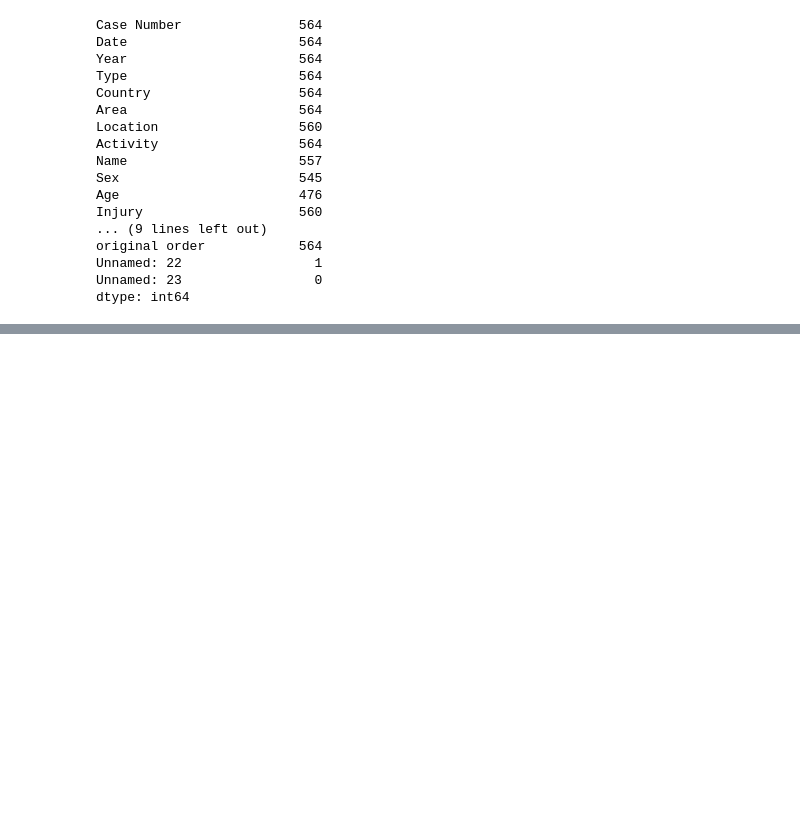
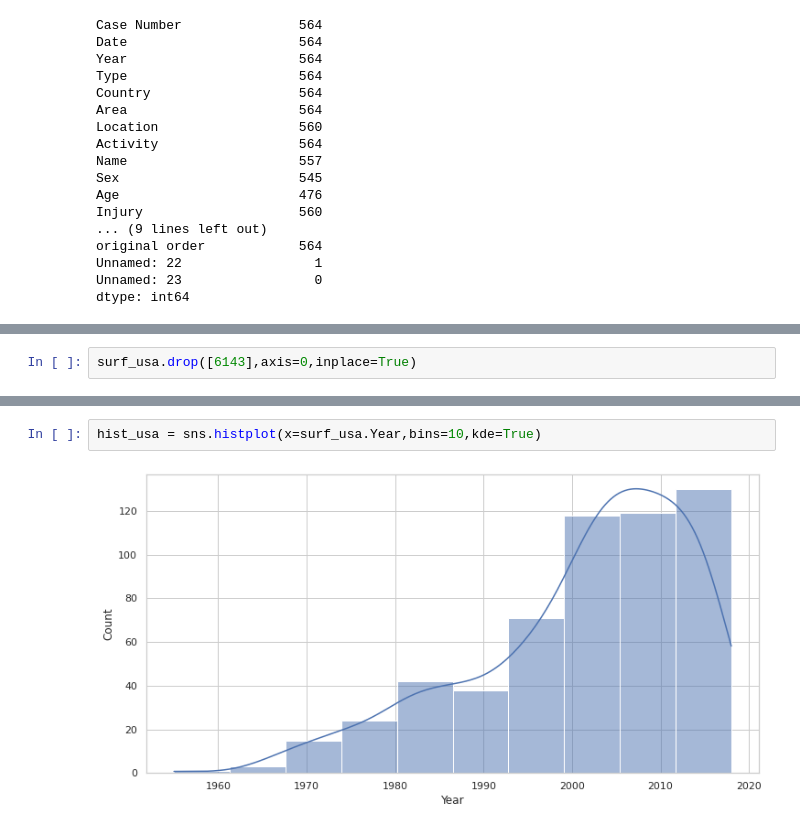
Before and after one commit to LuisSerranoCerame/w2-pandas-project, a Jupyter notebook: Pruebas.ipynb, the cells around one changed output, grey strips where cells are left out. Drawn from its saved outputs; the diff is of its cells as text; blank space fills up the shorter version.

```diff
--- a/Pruebas.ipynb
+++ b/Pruebas.ipynb
@@ -170,0 +302,2 @@ dtype: int64
+# %%
+surf_usa.drop([6143],axis=0,inplace=True)
@@ -170,0 +318,4 @@ dtype: int64
+# %%
+hist_usa = sns.histplot(x=surf_usa.Year,bins=10,kde=True)
+# %% [output]
+[figure, added]
```
Also changed, not shown: parts of 75 cells of this notebook.
